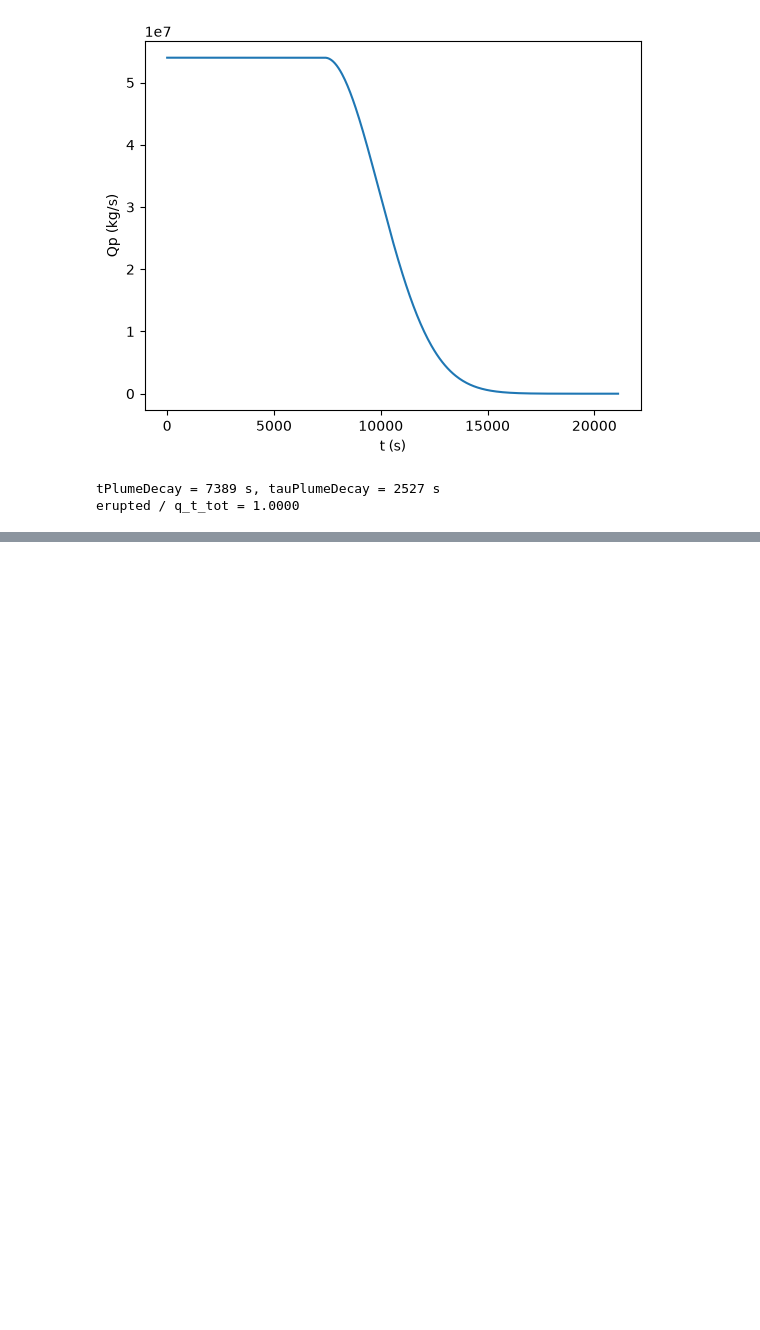
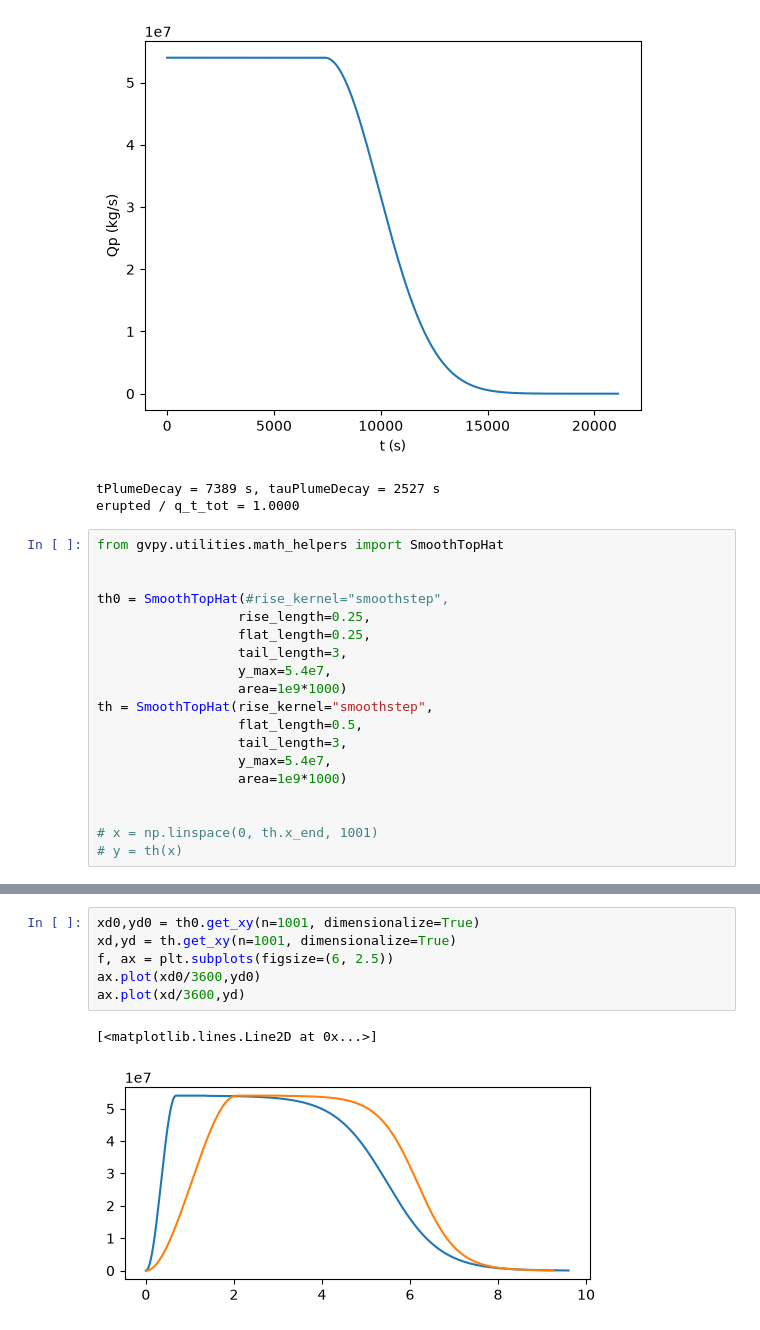
Before and after one commit to colinrr/gvpy, a Jupyter notebook: notebooks/0.01-q-decay-function.ipynb, the cells around one changed output, grey strips where cells are left out. Saved outputs shown, nothing was run; the diff lists cells and outputs as text; blank space fills up the shorter version.

```diff
--- a/notebooks/0.01-q-decay-function.ipynb
+++ b/notebooks/0.01-q-decay-function.ipynb
@@ -50,3 +62,22 @@ print(f"erupted / q_t_tot = {np.trapezoid(Qp, t) / gv.rho_t / gv.obs.q_t_tot:.4f
 [figure]
 tPlumeDecay = 7389 s, tauPlumeDecay = 2527 s
 erupted / q_t_tot = 1.0000
+# %%
+from gvpy.utilities.math_helpers import SmoothTopHat
+
+
+th0 = SmoothTopHat(#rise_kernel="smoothstep",
+                  rise_length=0.25,
+                  flat_length=0.25,
+                  tail_length=3,
+                  y_max=5.4e7,
+                  area=1e9*1000)
+th = SmoothTopHat(rise_kernel="smoothstep",
+                  flat_length=0.5,
+                  tail_length=3,
+                  y_max=5.4e7,
+                  area=1e9*1000)
+
+
+# x = np.linspace(0, th.x_end, 1001)
+# y = th(x)
@@ -52,0 +94,9 @@ erupted / q_t_tot = 1.0000
+# %%
+xd0,yd0 = th0.get_xy(n=1001, dimensionalize=True)
+xd,yd = th.get_xy(n=1001, dimensionalize=True)
+f, ax = plt.subplots(figsize=(6, 2.5))
+ax.plot(xd0/3600,yd0)
+ax.plot(xd/3600,yd)
+# %% [output]
+[<matplotlib.lines.Line2D at 0x...>]
+[figure, added]
```
Also changed, not shown: parts of 4 cells of this notebook, 2 other files.
